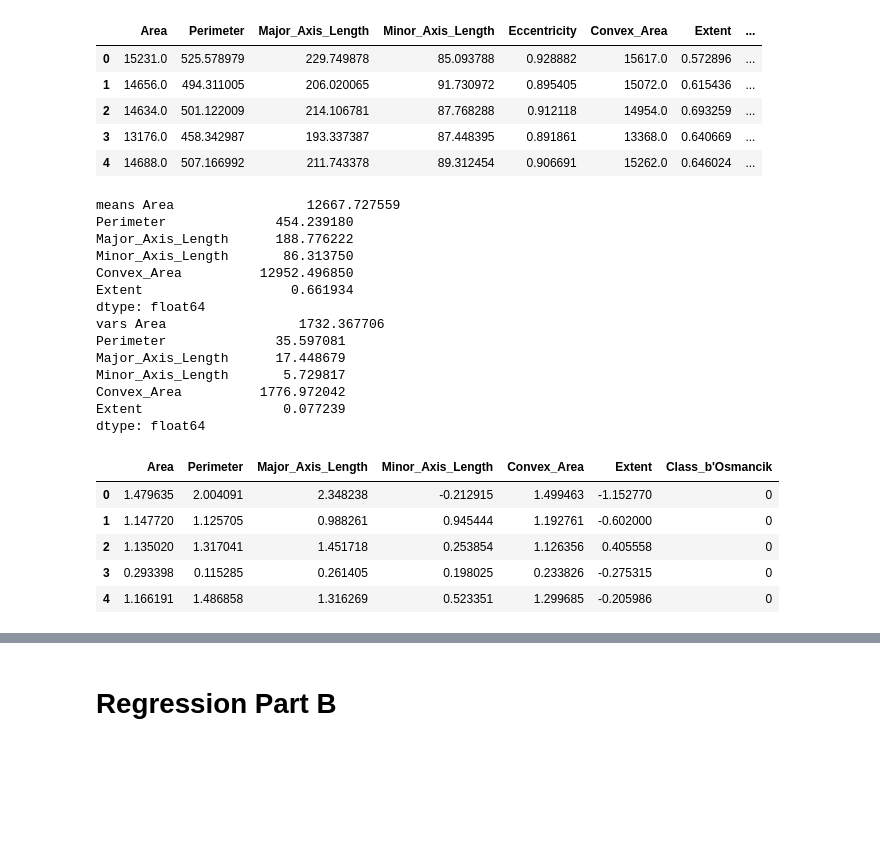
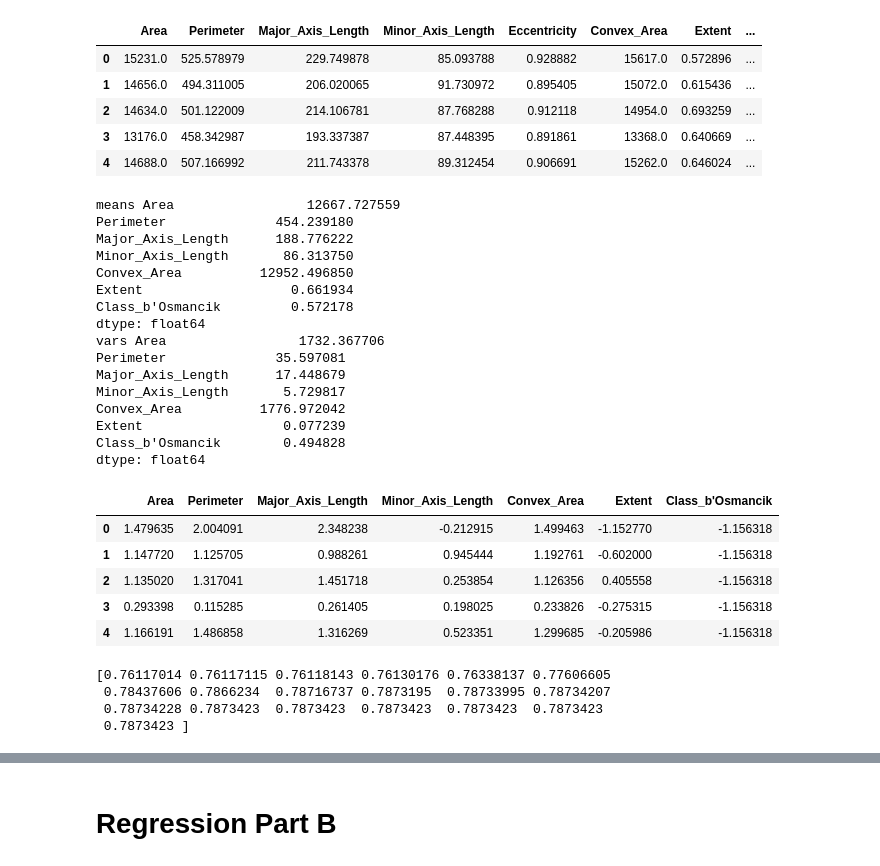
Before and after one commit to y-zhong21/02450project2-group66, a Jupyter notebook: project2.ipynb, the cells around one changed output, grey strips where cells are left out. Saved outputs shown, nothing was run; the diff lists cells and outputs as text; code cells hidden in the pictures; blank space fills up the shorter version.

Commit message:
Regression a part 2 finished, with some doubt in the err-lambda diagram

```diff
--- a/project2.ipynb
+++ b/project2.ipynb
@@ -51,40 +50,60 @@ data.head()
 | 3 | 13176.0 | 458.342987 | 193.337387 | 87.448395 | 0.891861 | 13368.0 | 0.640669 | ... |
 | 4 | 14688.0 | 507.166992 | 211.743378 | 89.312454 | 0.906691 | 15262.0 | 0.646024 | ... |
 # %%
-# apply a feature transformation to your data matrix X such that each column has mean 0 and standard deviation 1, except for categorical features
+# apply a feature transformation to your data matrix X such that each column has mean 0 and standard deviation 1, including categorical features
 # get the known features
 X = data.drop(columns=["Eccentricity"])
-X_transformed = X.iloc[:, :-1]
 # record the means and vars
-means = X_transformed.mean()
-vars = X_transformed.std()
+means = X.mean()
+vars = X.std()
 # apply the transformation
-X_transformed = (X_transformed - X_transformed.mean()) / X_transformed.std()
-X = pd.concat([X_transformed, X.iloc[:,-1]], axis=1)
+X = (X - X.mean()) / X.std()
 # define the target variable
 y = data["Eccentricity"]
 # show results
 print('means',means)
 print('vars',vars)
 X.head()
 # %% [output]
 means Area                 12667.727559
 Perimeter              454.239180
 Major_Axis_Length      188.776222
 Minor_Axis_Length       86.313750
 Convex_Area          12952.496850
 Extent                   0.661934
+Class_b'Osmancik         0.572178
 dtype: float64
 vars Area                 1732.367706
 Perimeter              35.597081
 Major_Axis_Length      17.448679
 Minor_Axis_Length       5.729817
 Convex_Area          1776.972042
 Extent                  0.077239
+Class_b'Osmancik        0.494828
 dtype: float64
 |  | Area | Perimeter | Major_Axis_Length | Minor_Axis_Length | Convex_Area | Extent | Class_b'Osmancik |
-| 0 | 1.479635 | 2.004091 | 2.348238 | -0.212915 | 1.499463 | -1.152770 | 0 |
-| 1 | 1.147720 | 1.125705 | 0.988261 | 0.945444 | 1.192761 | -0.602000 | 0 |
-| 2 | 1.135020 | 1.317041 | 1.451718 | 0.253854 | 1.126356 | 0.405558 | 0 |
-| 3 | 0.293398 | 0.115285 | 0.261405 | 0.198025 | 0.233826 | -0.275315 | 0 |
-| 4 | 1.166191 | 1.486858 | 1.316269 | 0.523351 | 1.299685 | -0.205986 | 0 |
+| 0 | 1.479635 | 2.004091 | 2.348238 | -0.212915 | 1.499463 | -1.152770 | -1.156318 |
+| 1 | 1.147720 | 1.125705 | 0.988261 | 0.945444 | 1.192761 | -0.602000 | -1.156318 |
+| 2 | 1.135020 | 1.317041 | 1.451718 | 0.253854 | 1.126356 | 0.405558 | -1.156318 |
+| 3 | 0.293398 | 0.115285 | 0.261405 | 0.198025 | 0.233826 | -0.275315 | -1.156318 |
+| 4 | 1.166191 | 1.486858 | 1.316269 | 0.523351 | 1.299685 | -0.205986 | -1.156318 |
+# %%
+# do regularized validation
+K_1a = 10
+lambdas_1a = np.power(10.0, range(-4, 15)) # values of lambda
+# transform pandas dataframe to numpy array
+X_arr = X.values
+# use the package offered by 02450 to compute
+(
+    opt_val_err,
+    opt_lambda,
+    mean_w_vs_lambda,
+    train_err_vs_lambda,
+    test_err_vs_lambda,
+) = dtu.rlr_validate(X_arr, y, lambdas_1a, cvf=K_1a)
+print(test_err_vs_lambda)
+# %% [output]
+[0.76117014 0.76117115 0.76118143 0.76130176 0.76338137 0.77606605
+ 0.78437606 0.7866234  0.78716737 0.7873195  0.78733995 0.78734207
+ 0.78734228 0.7873423  0.7873423  0.7873423  0.7873423  0.7873423
+ 0.7873423 ]
```
Also changed, not shown: parts of 3 cells of this notebook.
